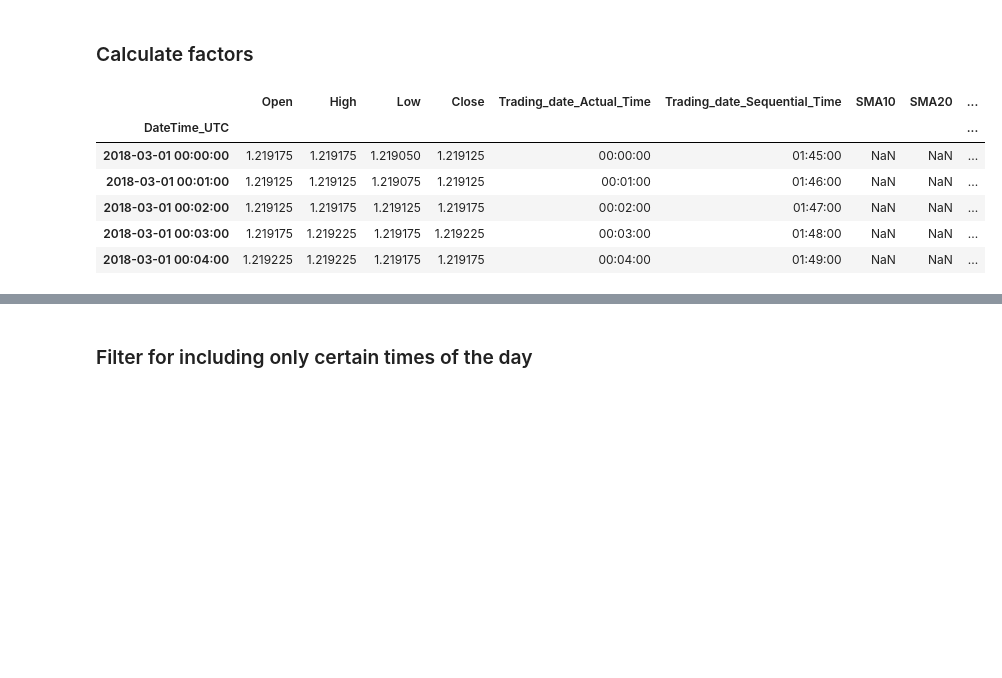
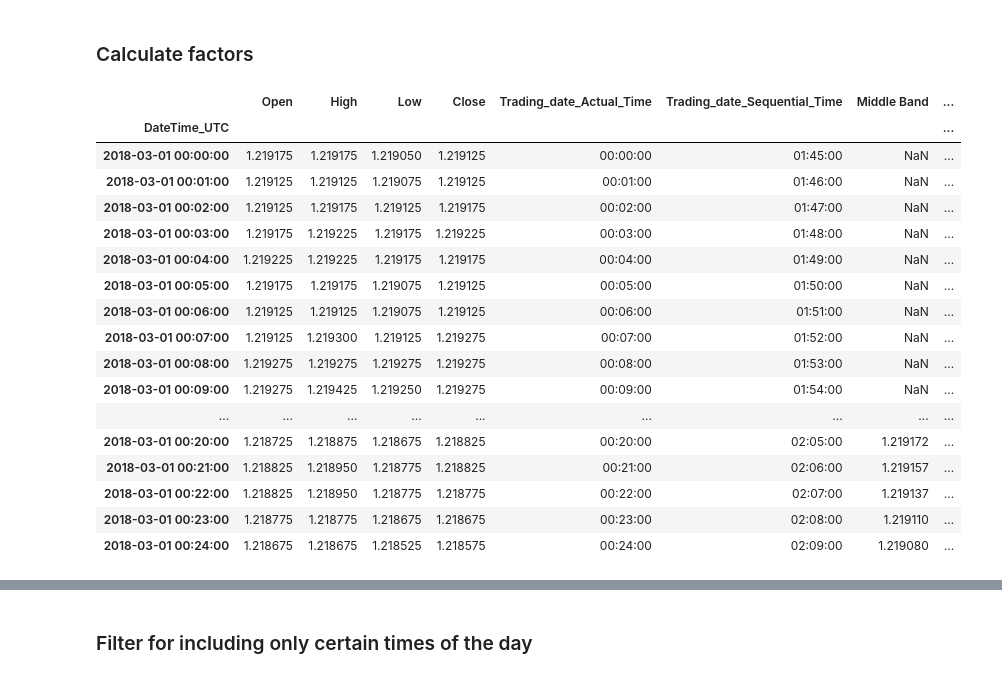
Before and after one commit to radocisar/JupyterGit, a Jupyter notebook: FX_Analysis/FX_Data_Analysis.ipynb, the cells around one changed output, grey strips where cells are left out. Cells and saved outputs as stored; diff of their text form; code cells hidden in the pictures; blank space fills up the shorter version.

```diff
--- a/FX_Analysis/FX_Data_Analysis.ipynb
+++ b/FX_Analysis/FX_Data_Analysis.ipynb
@@ -41,13 +46,13 @@ Name: Trading_date_Actual_DateTime, dtype: int64
 class Trade_Size:
     size = 20000
 
-trading_date = "2018-04"
+trading_date = "2018-03"
 
 start_date = "2018-03"
 end_date = "2018-08"
 
-# analyzed_df = df[trading_date]
-analyzed_df = df.loc[start_date:end_date,:]
+analyzed_df = df[trading_date]
+# analyzed_df = df.loc[start_date:end_date,:]
 analyzed_df.head()
 # %% [output]
 |  | Open | High | Low | Close | Trading_date_Date | Trading_date_Actual_Time | ... |
@@ -83,20 +88,36 @@ min_1_analyzed_df.head()
 # %% [markdown]
 ### Calculate factors
 # %%
-min_1_analyzed_df["SMA10"] = min_1_analyzed_df["Close"].rolling(45).mean()
-min_1_analyzed_df["SMA20"] = min_1_analyzed_df["Close"].rolling(105).mean()
-min_1_analyzed_df["Close_vs_SMA20"] = min_1_analyzed_df["SMA20"] - min_1_analyzed_df["Close"]
-min_1_analyzed_df["SMA10_vs_SMA20"] = min_1_analyzed_df["SMA10"] - min_1_analyzed_df["SMA20"]
-min_1_analyzed_df["SMA10_vs_SMA20_Shifted"] = min_1_analyzed_df["SMA10_vs_SMA20"].shift(1)
-min_1_analyzed_df.head()
+min_1_analyzed_df["Middle_Band"] = min_1_analyzed_df["Close"].rolling(20).mean()
+min_1_analyzed_df["Upper_Band"] = min_1_analyzed_df["Middle_Band"] + (min_1_analyzed_df["Close"].rolling(20).std()*2)
+min_1_analyzed_df["Lower_Band"] = min_1_analyzed_df["Middle_Band"] - (min_1_analyzed_df["Close"].rolling(20).std()*2)
+min_1_analyzed_df["Lower_Band_Shifted"] = min_1_analyzed_df["Lower_Band"].shift(1)
+min_1_analyzed_df["Upper_Band_Shifted"] = min_1_analyzed_df["Upper_Band"].shift(1)
+min_1_analyzed_df["Is_Prev_Cndl_Up"] = (min_1_analyzed_df["Close"].shift(1) - min_1_analyzed_df["Open"].shift(1)) >= 0)
+min_1_analyzed_df["Five_per_std"] = min_1_analyzed_df["Close"].rolling(5).std()
+
+# min_1_analyzed_df["SMA10_vs_SMA20"] = min_1_analyzed_df["SMA10"] - min_1_analyzed_df["SMA20"]
+# min_1_analyzed_df["SMA10_vs_SMA20_Shifted"] = min_1_analyzed_df["SMA10_vs_SMA20"].shift(1)
+min_1_analyzed_df.head(25)
 # %% [output]
-|  | Open | High | Low | Close | Trading_date_Actual_Time | Trading_date_Sequential_Time | SMA10 | SMA20 | ... |
-| DateTime_UTC |  |  |  |  |  |  |  |  | ... |
-| 2018-03-01 00:00:00 | 1.219175 | 1.219175 | 1.219050 | 1.219125 | 00:00:00 | 01:45:00 | NaN | NaN | ... |
-| 2018-03-01 00:01:00 | 1.219125 | 1.219125 | 1.219075 | 1.219125 | 00:01:00 | 01:46:00 | NaN | NaN | ... |
-| 2018-03-01 00:02:00 | 1.219125 | 1.219175 | 1.219125 | 1.219175 | 00:02:00 | 01:47:00 | NaN | NaN | ... |
-| 2018-03-01 00:03:00 | 1.219175 | 1.219225 | 1.219175 | 1.219225 | 00:03:00 | 01:48:00 | NaN | NaN | ... |
-| 2018-03-01 00:04:00 | 1.219225 | 1.219225 | 1.219175 | 1.219175 | 00:04:00 | 01:49:00 | NaN | NaN | ... |
+|  | Open | High | Low | Close | Trading_date_Actual_Time | Trading_date_Sequential_Time | Middle Band | ... |
+| DateTime_UTC |  |  |  |  |  |  |  | ... |
+| 2018-03-01 00:00:00 | 1.219175 | 1.219175 | 1.219050 | 1.219125 | 00:00:00 | 01:45:00 | NaN | ... |
+| 2018-03-01 00:01:00 | 1.219125 | 1.219125 | 1.219075 | 1.219125 | 00:01:00 | 01:46:00 | NaN | ... |
+| 2018-03-01 00:02:00 | 1.219125 | 1.219175 | 1.219125 | 1.219175 | 00:02:00 | 01:47:00 | NaN | ... |
+| 2018-03-01 00:03:00 | 1.219175 | 1.219225 | 1.219175 | 1.219225 | 00:03:00 | 01:48:00 | NaN | ... |
+| 2018-03-01 00:04:00 | 1.219225 | 1.219225 | 1.219175 | 1.219175 | 00:04:00 | 01:49:00 | NaN | ... |
+| 2018-03-01 00:05:00 | 1.219175 | 1.219175 | 1.219075 | 1.219125 | 00:05:00 | 01:50:00 | NaN | ... |
+| 2018-03-01 00:06:00 | 1.219125 | 1.219125 | 1.219075 | 1.219125 | 00:06:00 | 01:51:00 | NaN | ... |
+| 2018-03-01 00:07:00 | 1.219125 | 1.219300 | 1.219125 | 1.219275 | 00:07:00 | 01:52:00 | NaN | ... |
+| 2018-03-01 00:08:00 | 1.219275 | 1.219275 | 1.219275 | 1.219275 | 00:08:00 | 01:53:00 | NaN | ... |
+| 2018-03-01 00:09:00 | 1.219275 | 1.219425 | 1.219250 | 1.219275 | 00:09:00 | 01:54:00 | NaN | ... |
+| ... | ... | ... | ... | ... | ... | ... | ... | ... |
+| 2018-03-01 00:20:00 | 1.218725 | 1.218875 | 1.218675 | 1.218825 | 00:20:00 | 02:05:00 | 1.219172 | ... |
+| 2018-03-01 00:21:00 | 1.218825 | 1.218950 | 1.218775 | 1.218825 | 00:21:00 | 02:06:00 | 1.219157 | ... |
+| 2018-03-01 00:22:00 | 1.218825 | 1.218950 | 1.218775 | 1.218775 | 00:22:00 | 02:07:00 | 1.219137 | ... |
+| 2018-03-01 00:23:00 | 1.218775 | 1.218775 | 1.218675 | 1.218675 | 00:23:00 | 02:08:00 | 1.219110 | ... |
+| 2018-03-01 00:24:00 | 1.218675 | 1.218675 | 1.218525 | 1.218575 | 00:24:00 | 02:09:00 | 1.219080 | ... |
 # %%
 min_1_analyzed_df.dropna(inplace=True)
 min_1_analyzed_df.head(35)
```
Also changed, not shown: parts of 6 cells of this notebook.
